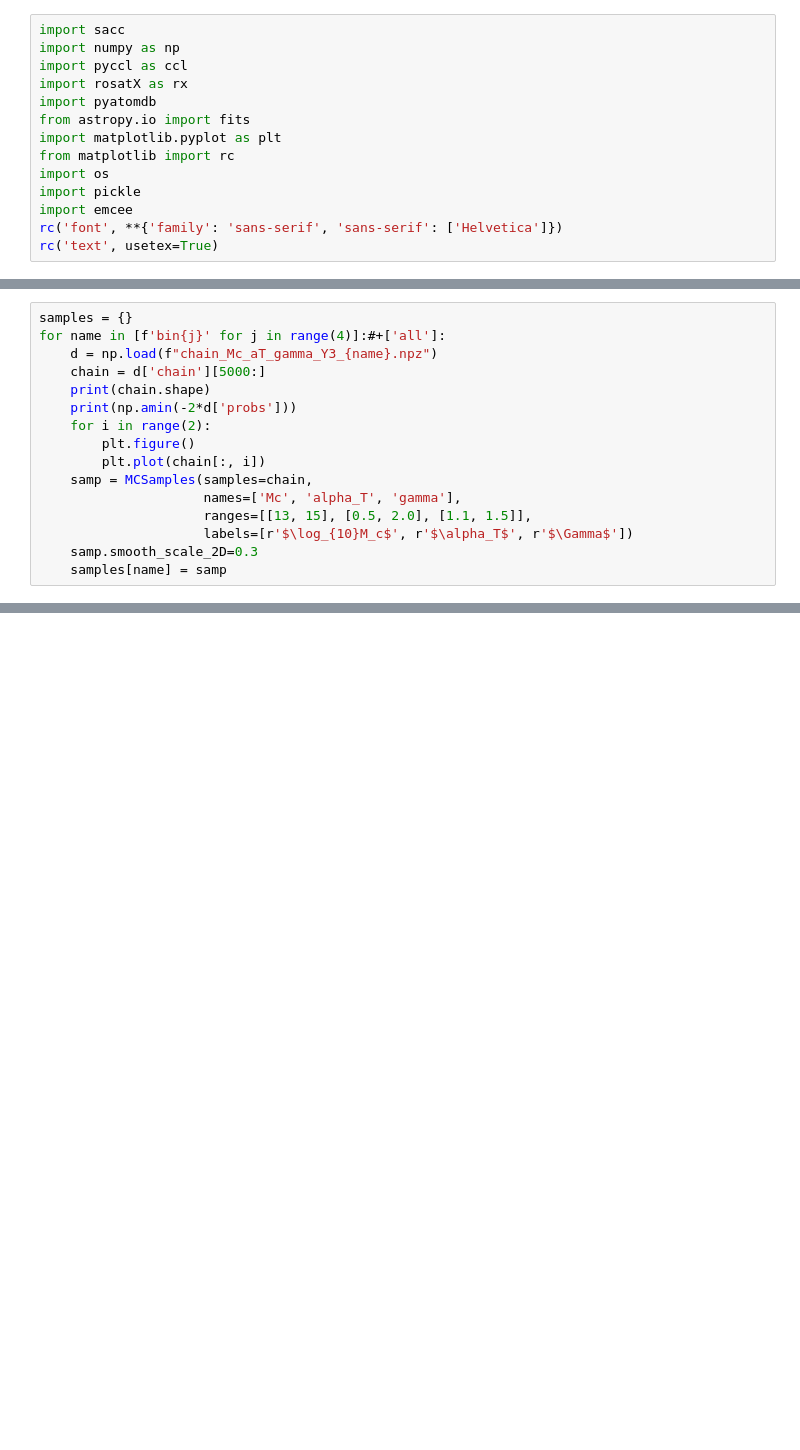
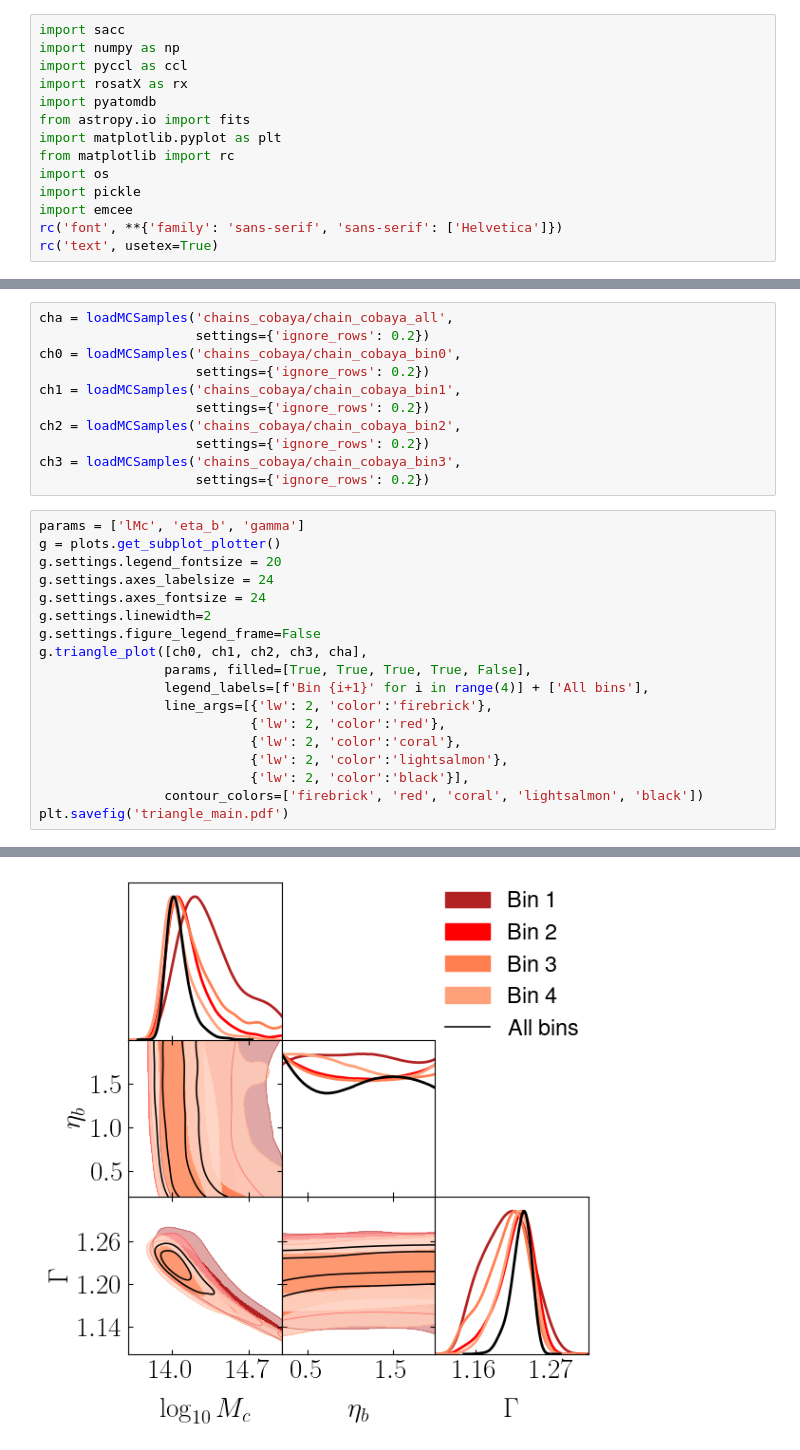
Before and after one commit to Cosmotheka/Cosmotheka_likelihoods, a Jupyter notebook: papers/ROSATx/LikelihoodExample.ipynb, the cells around one changed output, grey strips where cells are left out. Drawn from its saved outputs; the diff is of its cells as text; blank space fills up the shorter version.

```diff
--- a/papers/ROSATx/LikelihoodExample.ipynb
+++ b/papers/ROSATx/LikelihoodExample.ipynb
@@ -447,16 +14,0 @@ WARNING:root:auto bandwidth for gamma very small or failed (h=0.0005091970682616
-# %%
-samples = {}
-for name in [f'bin{j}' for j in range(4)]:#+['all']:
-    d = np.load(f"chain_Mc_aT_gamma_Y3_{name}.npz")
-    chain = d['chain'][5000:]
-    print(chain.shape)
-    print(np.amin(-2*d['probs']))
-    for i in range(2):
-        plt.figure()
-        plt.plot(chain[:, i])
-    samp = MCSamples(samples=chain,
-                     names=['Mc', 'alpha_T', 'gamma'],
-                     ranges=[[13, 15], [0.5, 2.0], [1.1, 1.5]],
-                     labels=[r'$\log_{10}M_c$', r'$\alpha_T$', r'$\Gamma$'])
-    samp.smooth_scale_2D=0.3
-    samples[name] = samp
@@ -504,0 +18,30 @@ WARNING:root:auto bandwidth for gamma very small or failed (h=0.0006818865324916
+# %%
+cha = loadMCSamples('chains_cobaya/chain_cobaya_all',
+                    settings={'ignore_rows': 0.2})
+ch0 = loadMCSamples('chains_cobaya/chain_cobaya_bin0',
+                    settings={'ignore_rows': 0.2})
+ch1 = loadMCSamples('chains_cobaya/chain_cobaya_bin1',
+                    settings={'ignore_rows': 0.2})
+ch2 = loadMCSamples('chains_cobaya/chain_cobaya_bin2',
+                    settings={'ignore_rows': 0.2})
+ch3 = loadMCSamples('chains_cobaya/chain_cobaya_bin3',
+                    settings={'ignore_rows': 0.2})
+# %%
+params = ['lMc', 'eta_b', 'gamma']
+g = plots.get_subplot_plotter()
+g.settings.legend_fontsize = 20
+g.settings.axes_labelsize = 24
+g.settings.axes_fontsize = 24
+g.settings.linewidth=2
+g.settings.figure_legend_frame=False
+g.triangle_plot([ch0, ch1, ch2, ch3, cha],
+                params, filled=[True, True, True, True, False],
+                legend_labels=[f'Bin {i+1}' for i in range(4)] + ['All bins'],
+                line_args=[{'lw': 2, 'color':'firebrick'},
+                           {'lw': 2, 'color':'red'},
+                           {'lw': 2, 'color':'coral'},
+                           {'lw': 2, 'color':'lightsalmon'},
+                           {'lw': 2, 'color':'black'}],
+                contour_colors=['firebrick', 'red', 'coral', 'lightsalmon', 'black'])
+plt.savefig('triangle_main.pdf')
+# %% [output]
@@ -504,0 +51 @@ WARNING:root:auto bandwidth for gamma very small or failed (h=0.0006818865324916
+[figure, added]
```
Also changed, not shown: parts of 24 cells of this notebook, 1 other file.
